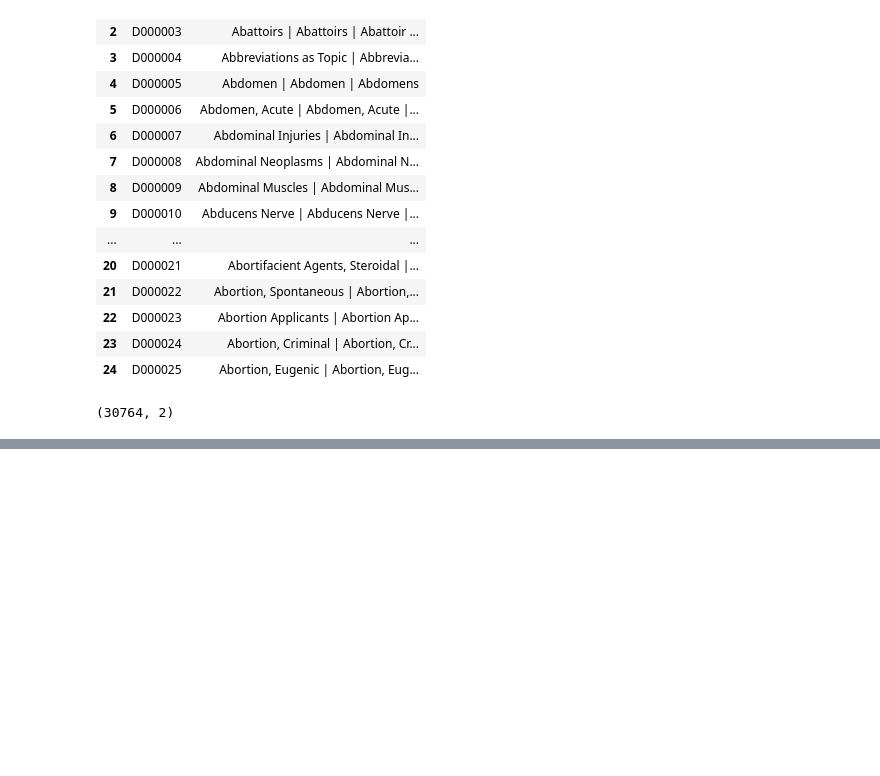
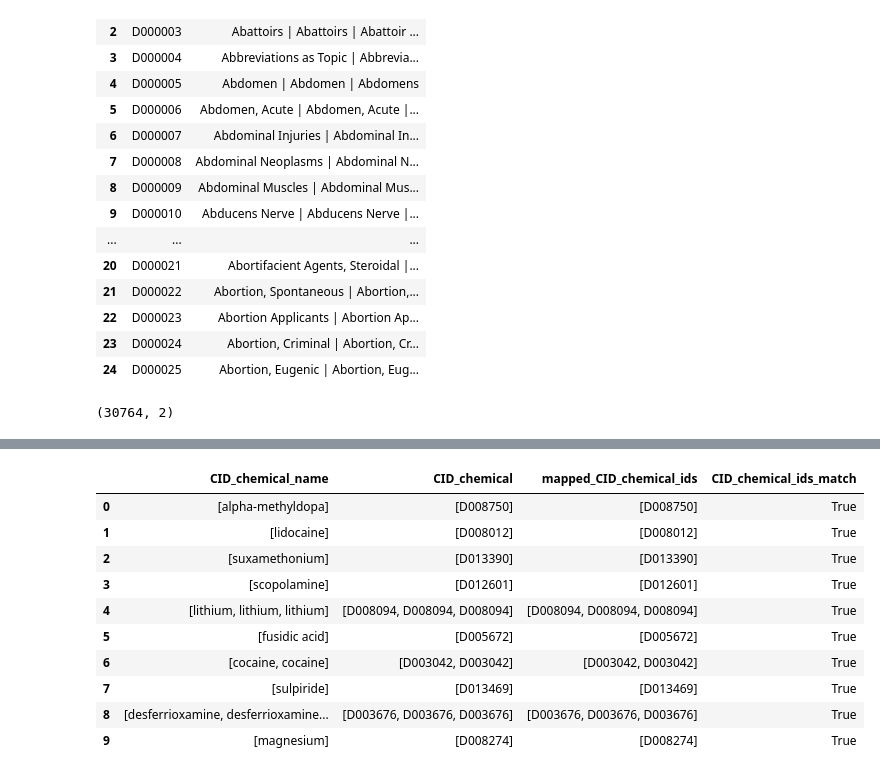
Before and after one commit to NomitaChandra/ChemiMap, a Jupyter notebook: analysis/mesh_id_parsing.ipynb, the cells around one changed output, grey strips where cells are left out. Saved outputs shown, nothing was run; the diff lists cells and outputs as text; code cells hidden in the pictures; blank space fills up the shorter version.

```diff
--- a/analysis/mesh_id_parsing.ipynb
+++ b/analysis/mesh_id_parsing.ipynb
@@ -114,0 +369,20 @@ mesh_lookup_df.shape
+# %%
+df_train['mapped_CID_chemical_ids'] = df_train['CID_chemical_name'].apply(lambda x: get_mesh_id(x, term_to_mesh) if isinstance(x, list) else get_mesh_id([x], term_to_mesh))
+df_train['mapped_CID_disease_ids'] = df_train['CID_disease_name'].apply(lambda x: get_mesh_id(x, term_to_mesh) if isinstance(x, list) else get_mesh_id([x], term_to_mesh))
+
+df_train['CID_chemical_ids_match'] = df_train['mapped_CID_chemical_ids'] == df_train['CID_chemical']
+df_train['CID_disease_ids_match'] = df_train['mapped_CID_disease_ids'] == df_train['CID_disease']
+# %%
+df_train[['CID_chemical_name', 'CID_chemical', 'mapped_CID_chemical_ids', 'CID_chemical_ids_match']].head(10)
+# %% [output]
+|  | CID_chemical_name | CID_chemical | mapped_CID_chemical_ids | CID_chemical_ids_match |
+| 0 | [alpha-methyldopa] | [D008750] | [D008750] | True |
+| 1 | [lidocaine] | [D008012] | [D008012] | True |
+| 2 | [suxamethonium] | [D013390] | [D013390] | True |
+| 3 | [scopolamine] | [D012601] | [D012601] | True |
+| 4 | [lithium, lithium, lithium] | [D008094, D008094, D008094] | [D008094, D008094, D008094] | True |
+| 5 | [fusidic acid] | [D005672] | [D005672] | True |
+| 6 | [cocaine, cocaine] | [D003042, D003042] | [D003042, D003042] | True |
+| 7 | [sulpiride] | [D013469] | [D013469] | True |
+| 8 | [desferrioxamine, desferrioxamine... | [D003676, D003676, D003676] | [D003676, D003676, D003676] | True |
+| 9 | [magnesium] | [D008274] | [D008274] | True |
```
Also changed, not shown: parts of 15 cells of this notebook.
